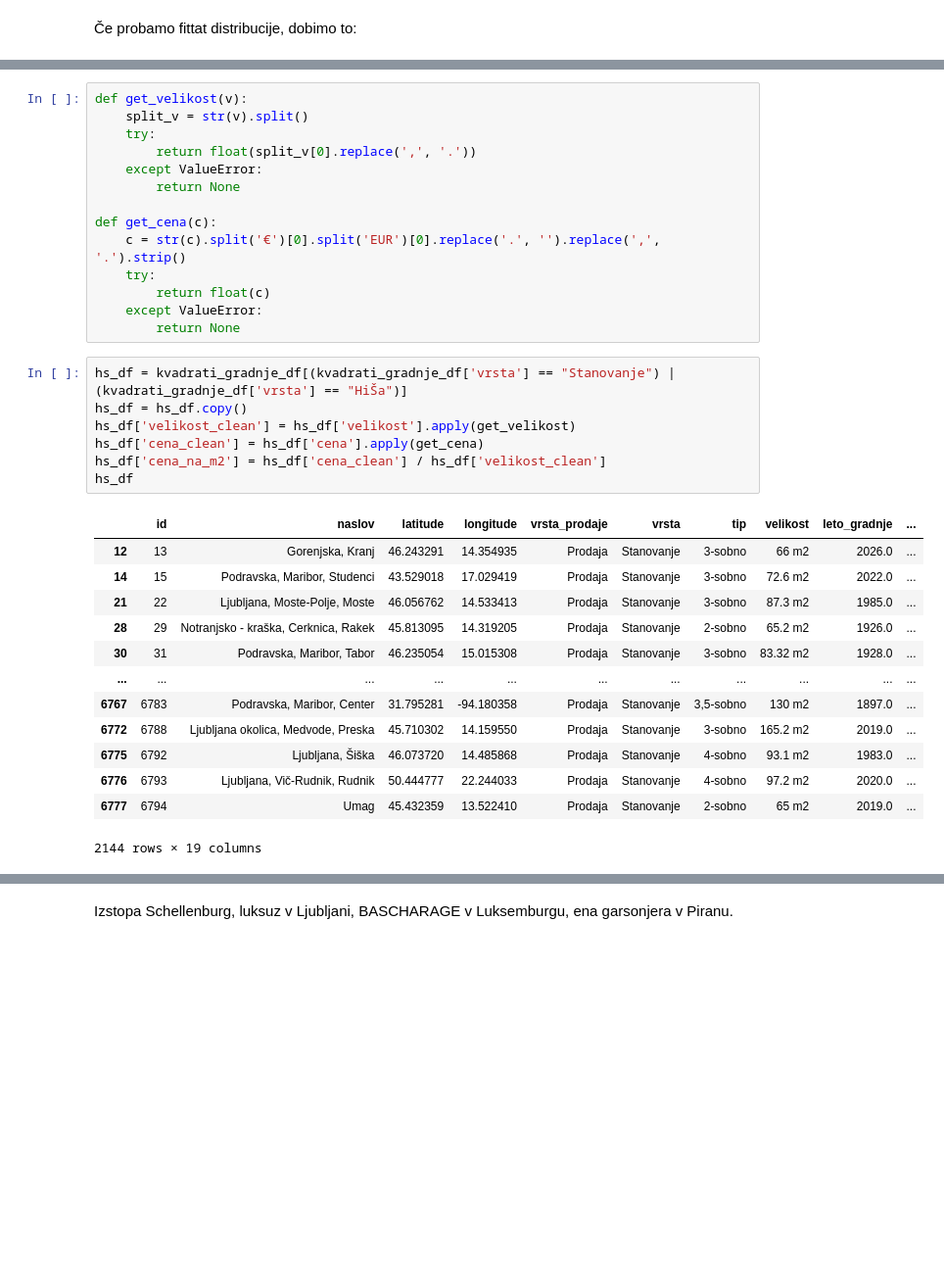
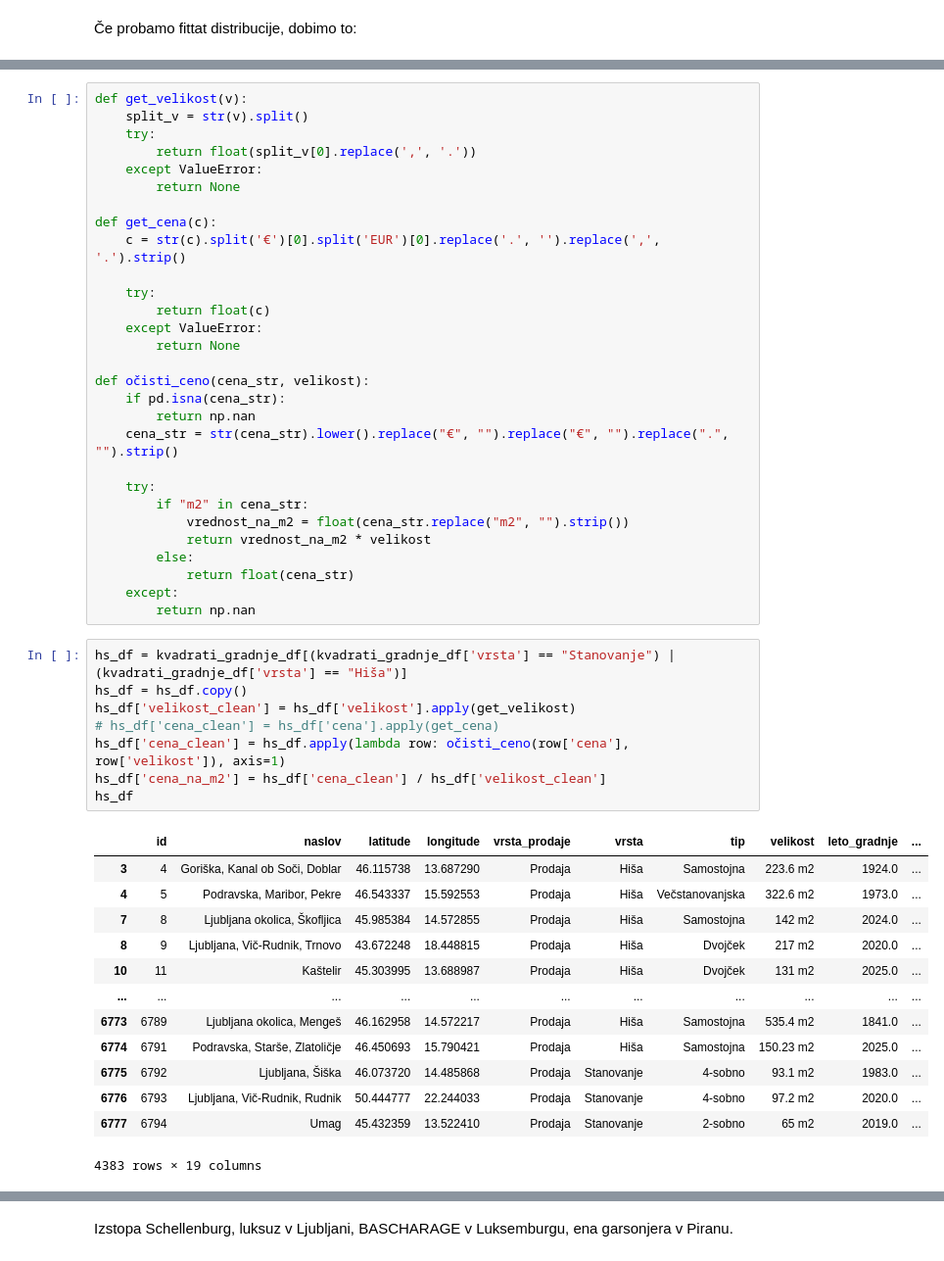
Before and after one commit to tthuma1/PR251, a Jupyter notebook: src/vizualizacije.ipynb, the cells around one changed output, grey strips where cells are left out. Shown: that part at 98% size. Cells and saved outputs as stored; diff of their text form; blank space fills up the shorter version.

```diff
--- a/src/vizualizacije.ipynb
+++ b/src/vizualizacije.ipynb
@@ -198,31 +198,47 @@ def get_velikost(v):
 
 def get_cena(c):
     c = str(c).split('€')[0].split('EUR')[0].replace('.', '').replace(',', '.').strip()
+
     try:
         return float(c)
     except ValueError:
         return None
+
+def očisti_ceno(cena_str, velikost):
+    if pd.isna(cena_str):
+        return np.nan
+    cena_str = str(cena_str).lower().replace("€", "").replace("€", "").replace(".", "").strip()
+
+    try:
+        if "m2" in cena_str:
+            vrednost_na_m2 = float(cena_str.replace("m2", "").strip())
+            return vrednost_na_m2 * velikost
+        else:
+            return float(cena_str)
+    except:
+        return np.nan
 # %%
-hs_df = kvadrati_gradnje_df[(kvadrati_gradnje_df['vrsta'] == "Stanovanje") | (kvadrati_gradnje_df['vrsta'] == "HiŠa")]
+hs_df = kvadrati_gradnje_df[(kvadrati_gradnje_df['vrsta'] == "Stanovanje") | (kvadrati_gradnje_df['vrsta'] == "Hiša")]
 hs_df = hs_df.copy()
 hs_df['velikost_clean'] = hs_df['velikost'].apply(get_velikost)
-hs_df['cena_clean'] = hs_df['cena'].apply(get_cena)
+# hs_df['cena_clean'] = hs_df['cena'].apply(get_cena)
+hs_df['cena_clean'] = hs_df.apply(lambda row: očisti_ceno(row['cena'], row['velikost']), axis=1)
 hs_df['cena_na_m2'] = hs_df['cena_clean'] / hs_df['velikost_clean']
 hs_df
 # %% [output]
 |  | id | naslov | latitude | longitude | vrsta_prodaje | vrsta | tip | velikost | leto_gradnje | ... |
-| 12 | 13 | Gorenjska, Kranj | 46.243291 | 14.354935 | Prodaja | Stanovanje | 3-sobno | 66 m2 | 2026.0 | ... |
-| 14 | 15 | Podravska, Maribor, Studenci | 43.529018 | 17.029419 | Prodaja | Stanovanje | 3-sobno | 72.6 m2 | 2022.0 | ... |
-| 21 | 22 | Ljubljana, Moste-Polje, Moste | 46.056762 | 14.533413 | Prodaja | Stanovanje | 3-sobno | 87.3 m2 | 1985.0 | ... |
-| 28 | 29 | Notranjsko - kraška, Cerknica, Rakek | 45.813095 | 14.319205 | Prodaja | Stanovanje | 2-sobno | 65.2 m2 | 1926.0 | ... |
-| 30 | 31 | Podravska, Maribor, Tabor | 46.235054 | 15.015308 | Prodaja | Stanovanje | 3-sobno | 83.32 m2 | 1928.0 | ... |
+| 3 | 4 | Goriška, Kanal ob Soči, Doblar | 46.115738 | 13.687290 | Prodaja | Hiša | Samostojna | 223.6 m2 | 1924.0 | ... |
+| 4 | 5 | Podravska, Maribor, Pekre | 46.543337 | 15.592553 | Prodaja | Hiša | Večstanovanjska | 322.6 m2 | 1973.0 | ... |
+| 7 | 8 | Ljubljana okolica, Škofljica | 45.985384 | 14.572855 | Prodaja | Hiša | Samostojna | 142 m2 | 2024.0 | ... |
+| 8 | 9 | Ljubljana, Vič-Rudnik, Trnovo | 43.672248 | 18.448815 | Prodaja | Hiša | Dvojček | 217 m2 | 2020.0 | ... |
+| 10 | 11 | Kaštelir | 45.303995 | 13.688987 | Prodaja | Hiša | Dvojček | 131 m2 | 2025.0 | ... |
 | ... | ... | ... | ... | ... | ... | ... | ... | ... | ... | ... |
-| 6767 | 6783 | Podravska, Maribor, Center | 31.795281 | -94.180358 | Prodaja | Stanovanje | 3,5-sobno | 130 m2 | 1897.0 | ... |
-| 6772 | 6788 | Ljubljana okolica, Medvode, Preska | 45.710302 | 14.159550 | Prodaja | Stanovanje | 3-sobno | 165.2 m2 | 2019.0 | ... |
+| 6773 | 6789 | Ljubljana okolica, Mengeš | 46.162958 | 14.572217 | Prodaja | Hiša | Samostojna | 535.4 m2 | 1841.0 | ... |
+| 6774 | 6791 | Podravska, Starše, Zlatoličje | 46.450693 | 15.790421 | Prodaja | Hiša | Samostojna | 150.23 m2 | 2025.0 | ... |
 | 6775 | 6792 | Ljubljana, Šiška | 46.073720 | 14.485868 | Prodaja | Stanovanje | 4-sobno | 93.1 m2 | 1983.0 | ... |
 | 6776 | 6793 | Ljubljana, Vič-Rudnik, Rudnik | 50.444777 | 22.244033 | Prodaja | Stanovanje | 4-sobno | 97.2 m2 | 2020.0 | ... |
 | 6777 | 6794 | Umag | 45.432359 | 13.522410 | Prodaja | Stanovanje | 2-sobno | 65 m2 | 2019.0 | ... |
-2144 rows × 19 columns
+4383 rows × 19 columns
 # %%
 plt.figure()
 plt.hist(hs_df["cena_na_m2"], bins="sqrt")
```
Also changed, not shown: parts of 28 cells of this notebook.
